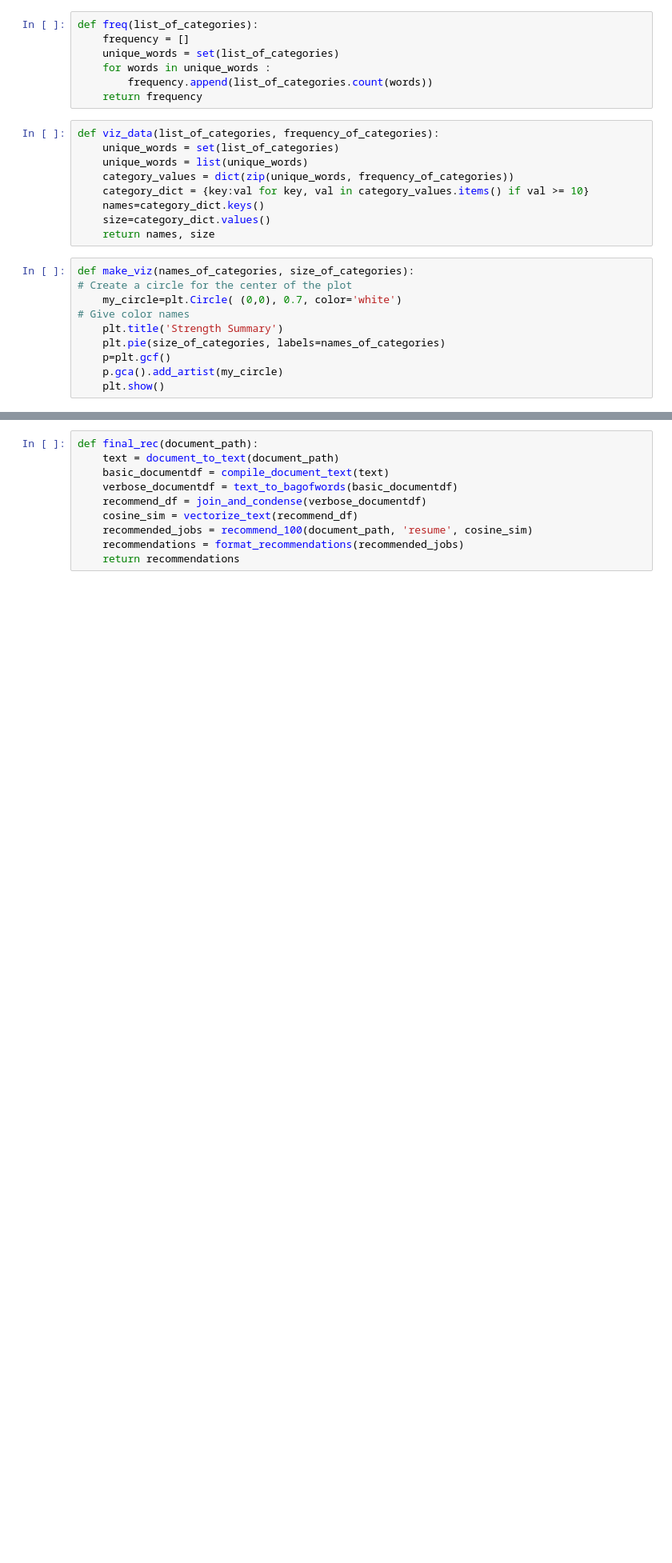
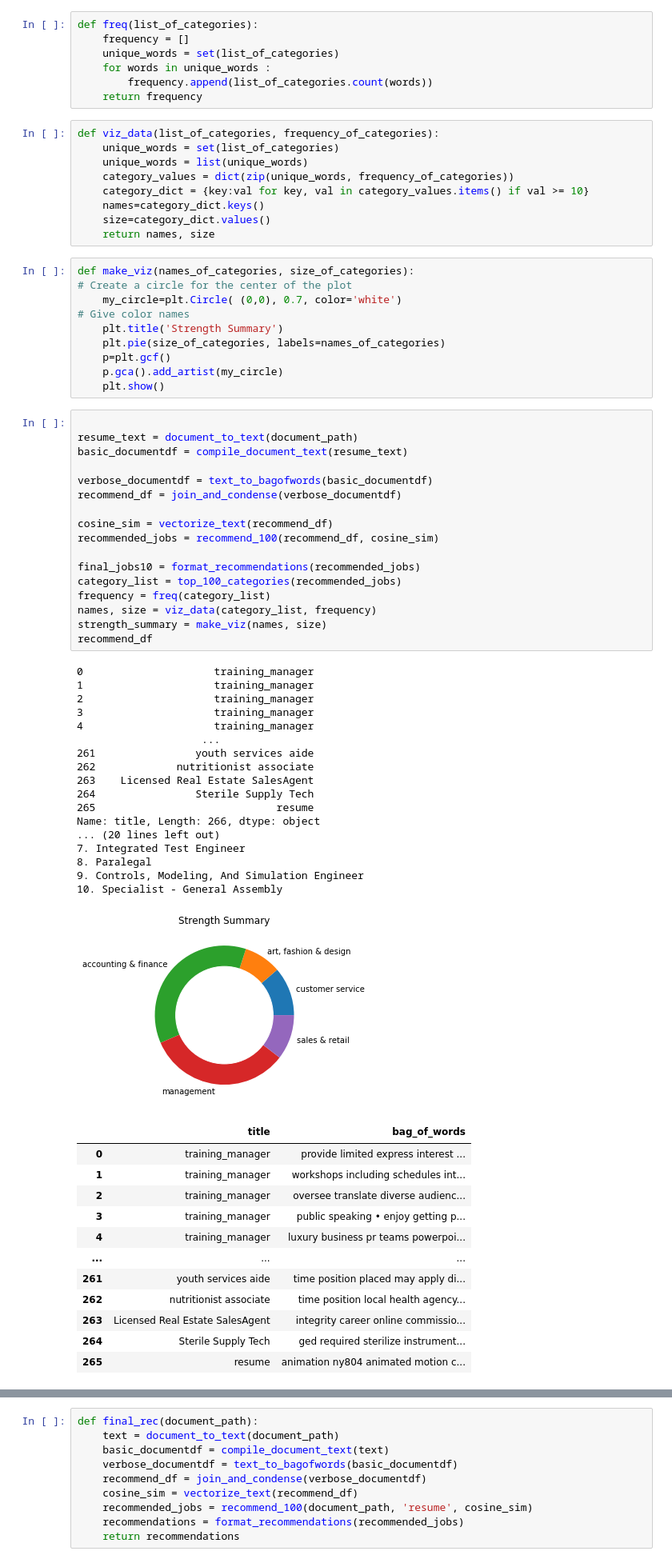
Before and after one commit to sambellsoup/Cover_Letter_Analysis, a Jupyter notebook: data_pipeline.ipynb, the cells around one changed output, grey strips where cells are left out. Shown at 80% size. Drawn from its saved outputs; the diff is of its cells as text; blank space fills up the shorter version.

```diff
--- a/data_pipeline.ipynb
+++ b/data_pipeline.ipynb
@@ -111,3 +112,51 @@ def make_viz(names_of_categories, size_of_categories):
     p=plt.gcf()
     p.gca().add_artist(my_circle)
     plt.show()
+# %%
+
+resume_text = document_to_text(document_path)
+basic_documentdf = compile_document_text(resume_text)
+
+verbose_documentdf = text_to_bagofwords(basic_documentdf)
+recommend_df = join_and_condense(verbose_documentdf)
+
+cosine_sim = vectorize_text(recommend_df)
+recommended_jobs = recommend_100(recommend_df, cosine_sim)
+
+final_jobs10 = format_recommendations(recommended_jobs)
+category_list = top_100_categories(recommended_jobs)
+frequency = freq(category_list)
+names, size = viz_data(category_list, frequency)
+strength_summary = make_viz(names, size)
+recommend_df
+# %% [output]
+0                     training_manager
+1                     training_manager
+2                     training_manager
+3                     training_manager
+4                     training_manager
+                    ...
+261                youth services aide
+262             nutritionist associate
+263    Licensed Real Estate SalesAgent
+264                Sterile Supply Tech
+265                             resume
+Name: title, Length: 266, dtype: object
+... (20 lines left out)
+7. Integrated Test Engineer
+8. Paralegal
+9. Controls, Modeling, And Simulation Engineer
+10. Specialist - General Assembly
+[figure, added]
+|  | title | bag_of_words |
+| 0 | training_manager | provide limited express interest ... |
+| 1 | training_manager | workshops including schedules int... |
+| 2 | training_manager | oversee translate diverse audienc... |
+| 3 | training_manager | public speaking • enjoy getting p... |
+| 4 | training_manager | luxury business pr teams powerpoi... |
+| ... | ... | ... |
+| 261 | youth services aide | time position placed may apply di... |
+| 262 | nutritionist associate | time position local health agency... |
+| 263 | Licensed Real Estate SalesAgent | integrity career online commissio... |
+| 264 | Sterile Supply Tech | ged required sterilize instrument... |
+| 265 | resume | animation ny804 animated motion c... |
```
Also changed, not shown: parts of 16 cells of this notebook, 4 other files.
